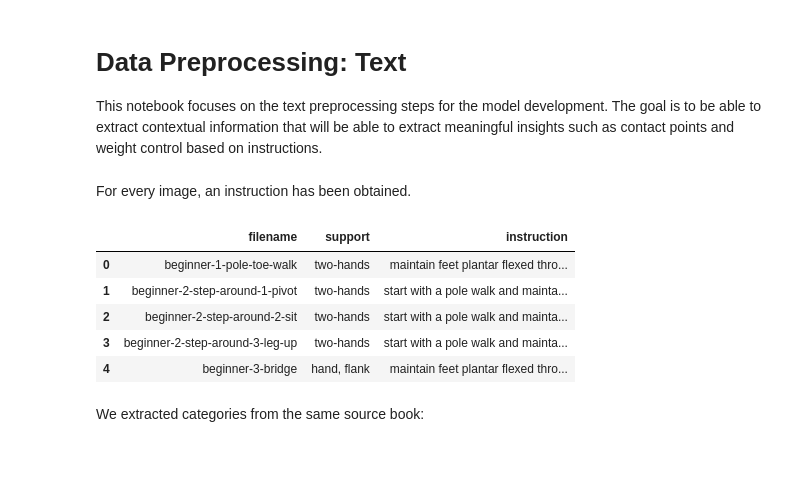
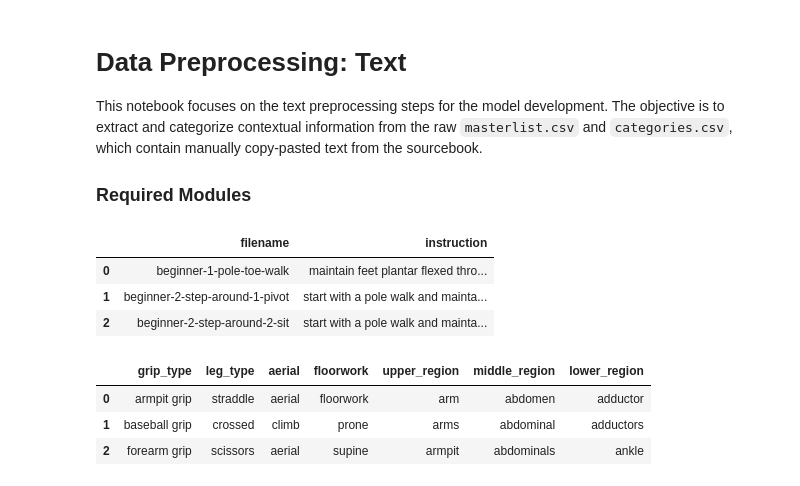
Before and after one commit to kayesokua/pole-dance-ai, a Jupyter notebook: 01_preprocessing_text.ipynb, the cells around one changed output. Saved outputs shown, nothing was run; the diff lists cells and outputs as text; code cells hidden in the pictures; blank space fills up the shorter version.

```diff
--- a/01_preprocessing_text.ipynb
+++ b/01_preprocessing_text.ipynb
@@ -1,5 +1,7 @@
 # %% [markdown]
 # Data Preprocessing: Text
 
-This notebook focuses on the text preprocessing steps for the model development. The goal is to be able to extract contextual information that will be able to extract meaningful insights such as contact points and weight control based on instructions.
+This notebook focuses on the text preprocessing steps for the model development. The objective is to extract and categorize contextual information from the raw `masterlist.csv` and `categories.csv`, which contain manually copy-pasted text from the sourcebook.
+
+### Required Modules
 # %%
@@ -14,15 +13,17 @@ from collections import Counter
-# %% [markdown]
-For every image, an instruction has been obtained.
 # %%
 masterlist = pd.read_csv('data/external/source-ik/masterlist.csv')
-categories = pd.read_csv('data/external/source-ik/categories.csv')
-masterlist.head()
+masterlist = masterlist[['filename','instruction']]
+masterlist.head(3)
 # %% [output]
-|  | filename | support | instruction |
-| 0 | beginner-1-pole-toe-walk | two-hands | maintain feet plantar flexed thro... |
-| 1 | beginner-2-step-around-1-pivot | two-hands | start with a pole walk and mainta... |
-| 2 | beginner-2-step-around-2-sit | two-hands | start with a pole walk and mainta... |
-| 3 | beginner-2-step-around-3-leg-up | two-hands | start with a pole walk and mainta... |
-| 4 | beginner-3-bridge | hand, flank | maintain feet plantar flexed thro... |
+|  | filename | instruction |
+| 0 | beginner-1-pole-toe-walk | maintain feet plantar flexed thro... |
+| 1 | beginner-2-step-around-1-pivot | start with a pole walk and mainta... |
+| 2 | beginner-2-step-around-2-sit | start with a pole walk and mainta... |
-# %% [markdown]
-We extracted categories from the same source book:
+# %%
+categories = pd.read_csv('data/external/source-ik/categories.csv')
+categories.head(3)
+# %% [output]
+|  | grip_type | leg_type | aerial | floorwork | upper_region | middle_region | lower_region |
+| 0 | armpit grip | straddle | aerial | floorwork | arm | abdomen | adductor |
+| 1 | baseball grip | crossed | climb | prone | arms | abdominal | adductors |
+| 2 | forearm grip | scissors | aerial | supine | armpit | abdominals | ankle |
```
Also changed, not shown: parts of 20 cells of this notebook, 14 other files.
